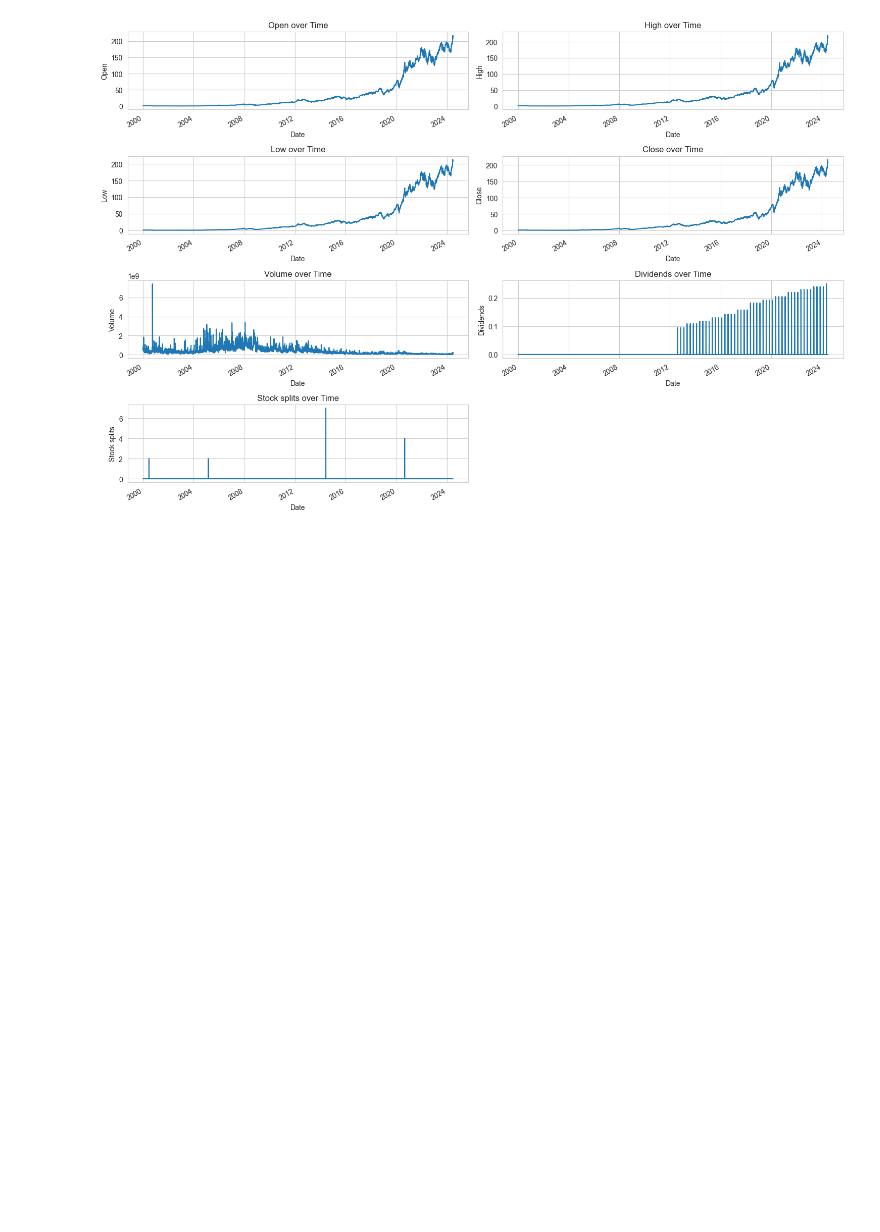
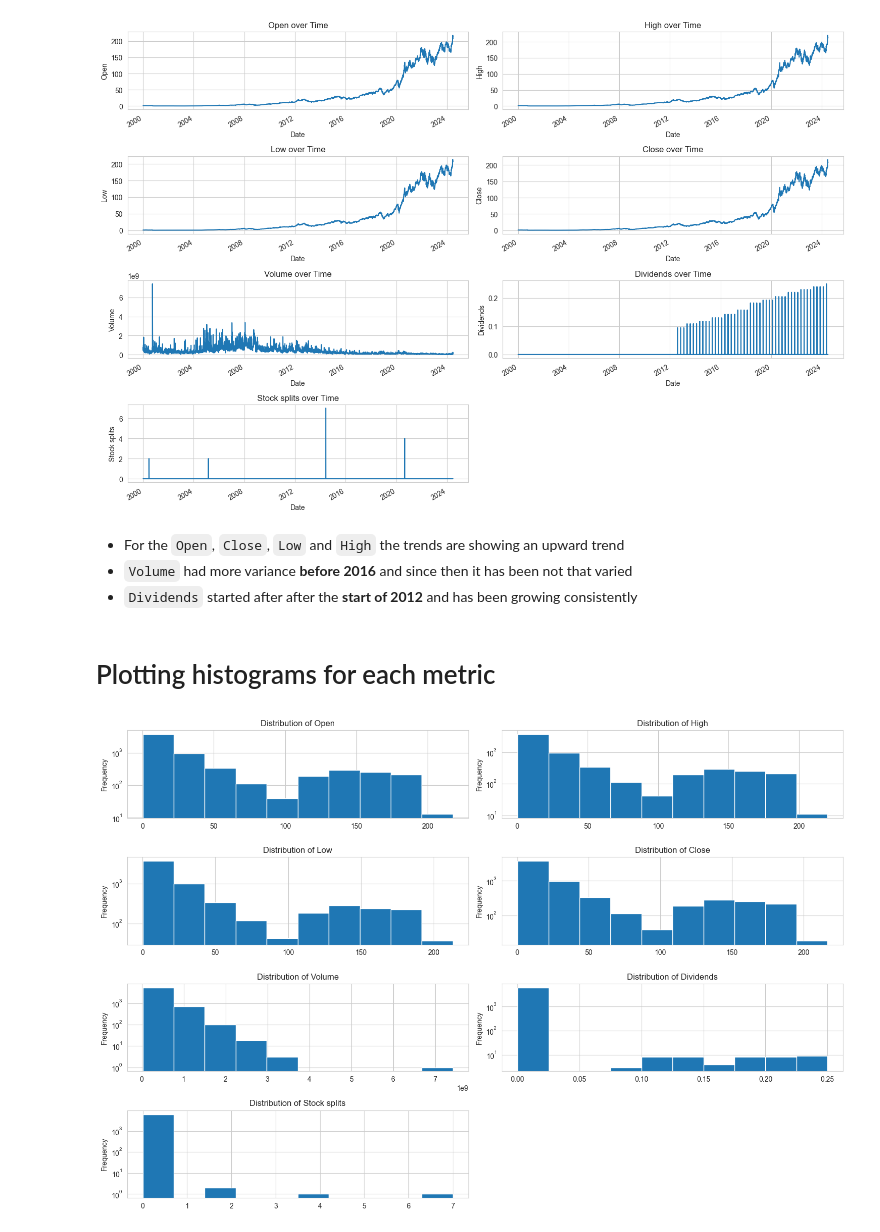
Before and after one commit to Asifdotexe/StoDir, a Jupyter notebook: code/stock-price-prediction.ipynb, the cells around one changed output. Saved outputs shown, nothing was run; the diff lists cells and outputs as text; code cells hidden in the pictures; blank space fills up the shorter version.

Commit message:
#11 Created histograms and candle stick plots

```diff
--- a/code/stock-price-prediction.ipynb
+++ b/code/stock-price-prediction.ipynb
@@ -57,3 +70,29 @@ plt.tight_layout()
 plt.show()
 # %% [output]
 [figure]
+# %% [markdown]
+- For the `Open`, `Close`, `Low` and `High` the trends are showing an upward trend
+- `Volume` had more variance __before 2016__ and since then it has been not that varied
+- `Dividends` started after after the __start of 2012__ and has been growing consistently
+# %% [markdown]
+# Plotting histograms for each metric
+# %%
+columns = df.describe().columns.to_list()
+
+n_cols = 2
+n_rows = (len(columns) + n_cols - 1) // n_cols
+fig, axes = plt.subplots(n_rows, n_cols, figsize=(15, 10))
+axes = axes.flatten()
+
+for i, column in enumerate(columns):
+    df[column].plot(kind='hist', ax=axes[i])
+    axes[i].set_title(f'Distribution of {column.capitalize()}')
+    axes[i].set_yscale('log')
+
+for j in range(i + 1, len(axes)):
+    fig.delaxes(axes[j])
+
+plt.tight_layout()
+plt.show()
+# %% [output]
+[figure, added]
```
Also changed, not shown: parts of 7 cells of this notebook.
